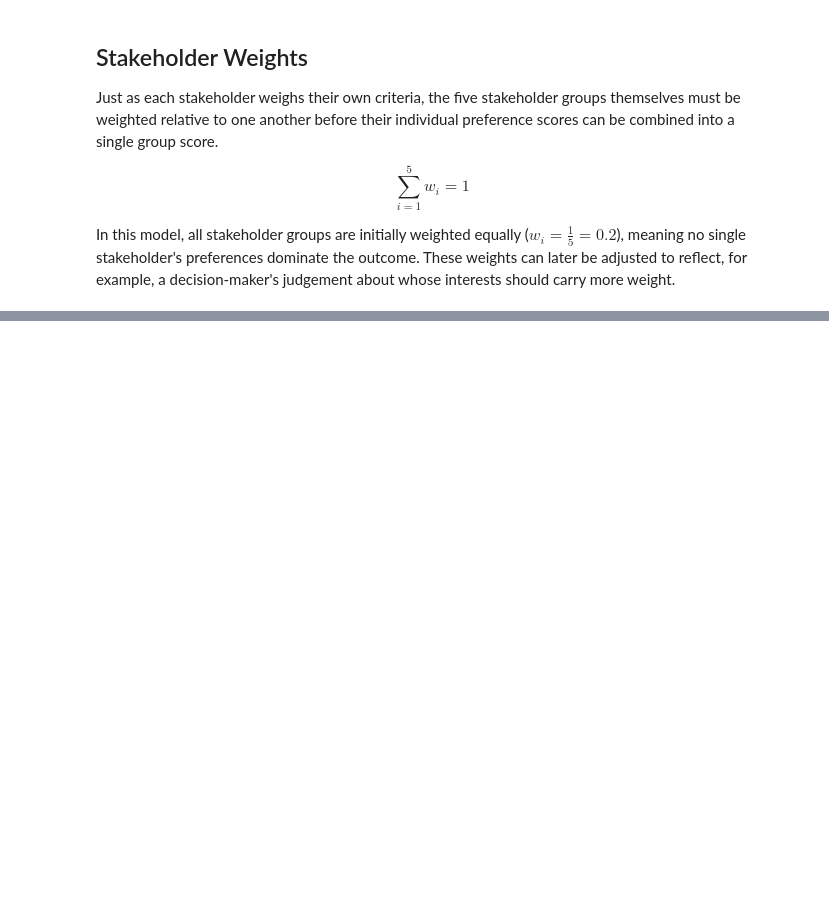
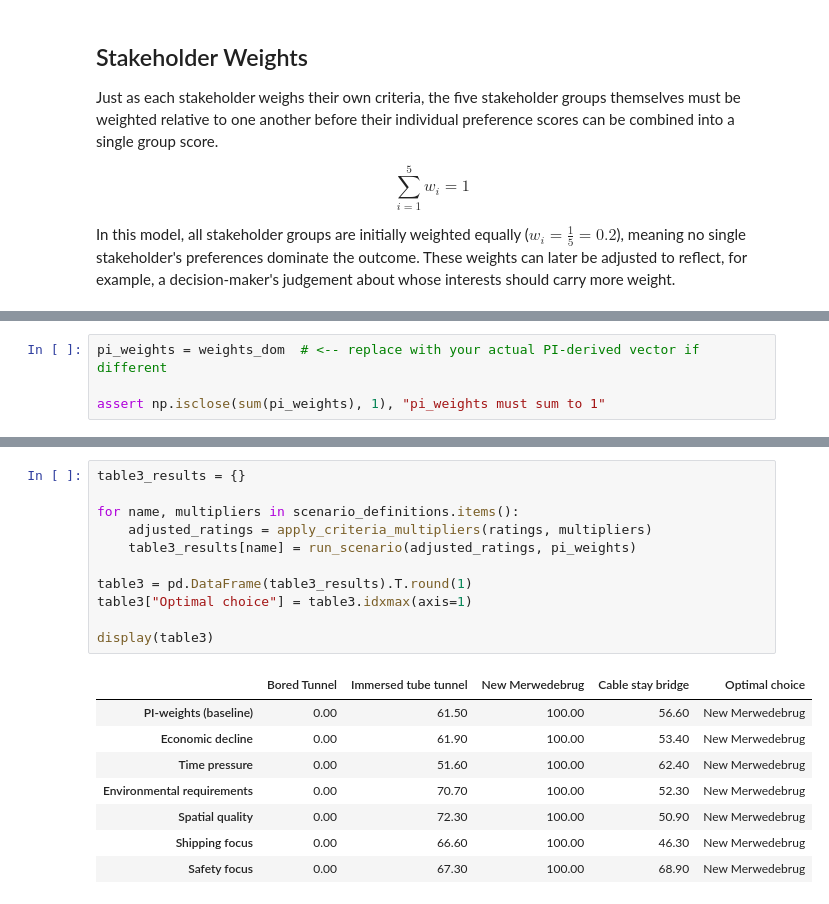
Before and after one commit to NickZhou21/IDM_SE3_project, a Jupyter notebook: Merwedebrug_MCDA.ipynb, the cells around one changed output, grey strips where cells are left out. Saved outputs shown, nothing was run; the diff lists cells and outputs as text; blank space fills up the shorter version.

```diff
--- a/Merwedebrug_MCDA.ipynb
+++ b/Merwedebrug_MCDA.ipynb
@@ -225,0 +462,4 @@ Final aggregated preference scores per alternative:
+# %%
+pi_weights = weights_dom  # <-- replace with your actual PI-derived vector if different
+
+assert np.isclose(sum(pi_weights), 1), "pi_weights must sum to 1"
@@ -225,0 +512,20 @@ Final aggregated preference scores per alternative:
+# %%
+table3_results = {}
+
+for name, multipliers in scenario_definitions.items():
+    adjusted_ratings = apply_criteria_multipliers(ratings, multipliers)
+    table3_results[name] = run_scenario(adjusted_ratings, pi_weights)
+
+table3 = pd.DataFrame(table3_results).T.round(1)
+table3["Optimal choice"] = table3.idxmax(axis=1)
+
+display(table3)
+# %% [output]
+|  | Bored Tunnel | Immersed tube tunnel | New Merwedebrug | Cable stay bridge | Optimal choice |
+| PI-weights (baseline) | 0.00 | 61.50 | 100.00 | 56.60 | New Merwedebrug |
+| Economic decline | 0.00 | 61.90 | 100.00 | 53.40 | New Merwedebrug |
+| Time pressure | 0.00 | 51.60 | 100.00 | 62.40 | New Merwedebrug |
+| Environmental requirements | 0.00 | 70.70 | 100.00 | 52.30 | New Merwedebrug |
+| Spatial quality | 0.00 | 72.30 | 100.00 | 50.90 | New Merwedebrug |
+| Shipping focus | 0.00 | 66.60 | 100.00 | 46.30 | New Merwedebrug |
+| Safety focus | 0.00 | 67.30 | 100.00 | 68.90 | New Merwedebrug |
```
Also changed, not shown: parts of 17 cells of this notebook, 2 other files.
